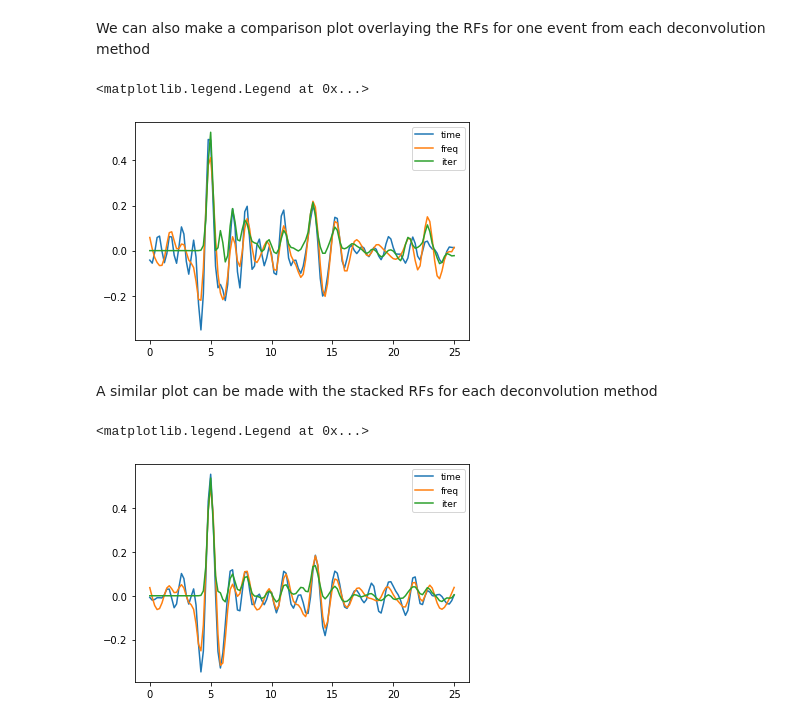
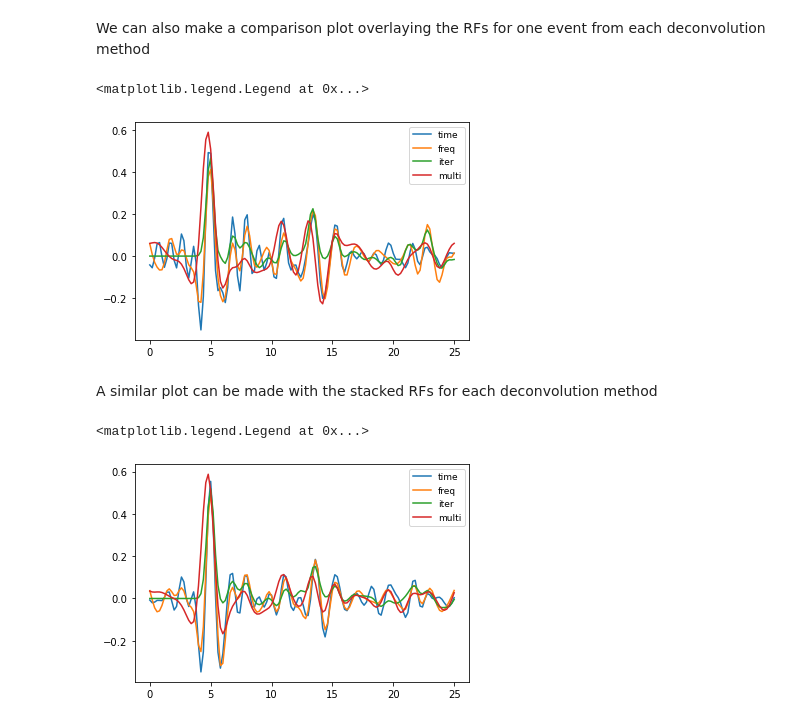
Before and after one commit to hfmark/notebooks, a Jupyter notebook: rf_comparison.ipynb, the cells around one changed output. Cells and saved outputs as stored; diff of their text form; code cells hidden in the pictures.

Commit message:
add multitaper method to comparison

```diff
--- a/rf_comparison.ipynb
+++ b/rf_comparison.ipynb
@@ -46,10 +46,12 @@ Next, we make copies of the stream and do the receiver function calculation (rot
 rf_time = stream.copy().rf(deconvolve='time',rotate='NE->RT',solve_toeplitz='scipy').moveout()
 rf_freq = stream.copy().rf(deconvolve='freq',rotate='NE->RT').moveout()
 rf_iter = stream.copy().rf(deconvolve='iter',rotate='NE->RT').moveout()
+rf_mult = stream.copy().rf(deconvolve='multi',rotate='NE->RT').moveout()
 
 rf_time.trim2(-5,20,'onset')
 rf_freq.trim2(-5,20,'onset')
 rf_iter.trim2(-5,20,'onset')
+rf_mult.trim2(-5,20,'onset')
 # %% [output]
 9 Trace(s) in Stream:
 Prf CX.PB01..BHT | -5.0s - 20.0s onset:2011-02-25T13:15:38.169539Z | 5.0 Hz, 126 samples | mag:6.0 dist:46.1 baz:325.0 slow:6.40 (Ps moveout)
@@ -82,20 +89,20 @@ rf_iter.select(component='R').plot_rf()
 We can also make a comparison plot overlaying the RFs for one event from each deconvolution method
 # %%
 evt = 0  # choose 0, 1, or 2
-rflist = [rf_time,rf_freq,rf_iter]; labels = ['time','freq','iter']
+rflist = [rf_time,rf_freq,rf_iter,rf_mult]; labels = ['time','freq','iter','multi']
 plt.figure()
 for i,st in enumerate(rflist):
     sel = st[int(3*evt):int(3*(evt+1))]
     sel = sel.select(component='R')
     plt.plot(sel[0].times(),sel[0].data,label=labels[i])
 plt.legend(fontsize=9)
 # %% [output]
 <matplotlib.legend.Legend at 0x...>
-[figure, old version]
+[figure, new version]
 # %% [markdown]
 A similar plot can be made with the stacked RFs for each deconvolution method
 # %%
-rflist = [rf_time,rf_freq,rf_iter]; labels = ['time','freq','iter']
+rflist = [rf_time,rf_freq,rf_iter,rf_mult]; labels = ['time','freq','iter','multi']
 plt.figure()
 for i,st in enumerate(rflist):
     sel = st.copy().select(component='R').stack()
@@ -103,4 +110,4 @@ for i,st in enumerate(rflist):
 plt.legend(fontsize=9)
 # %% [output]
 <matplotlib.legend.Legend at 0x...>
-[figure, old version]
+[figure, new version]
```
Also changed, not shown: parts of 3 cells of this notebook.
